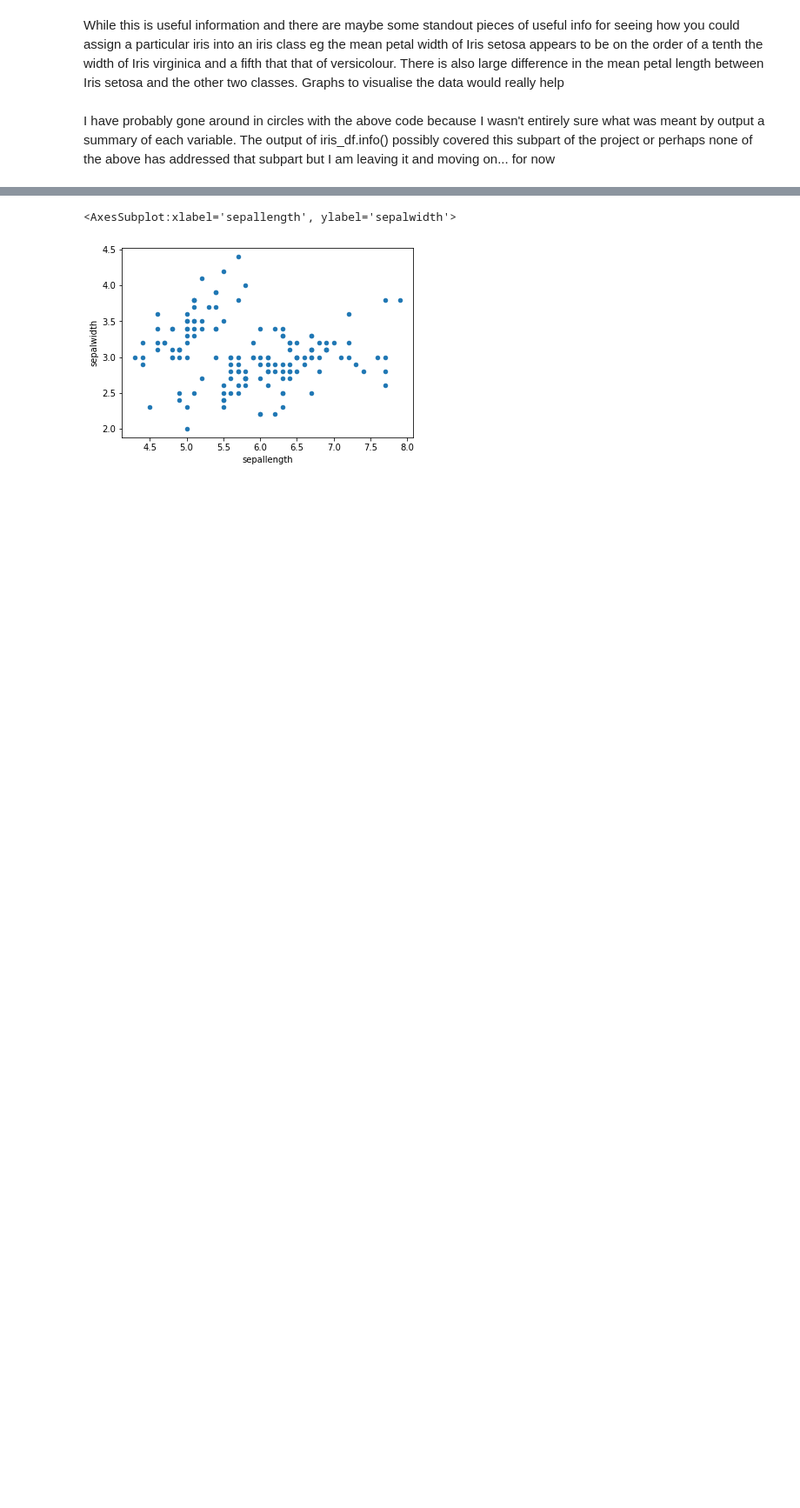
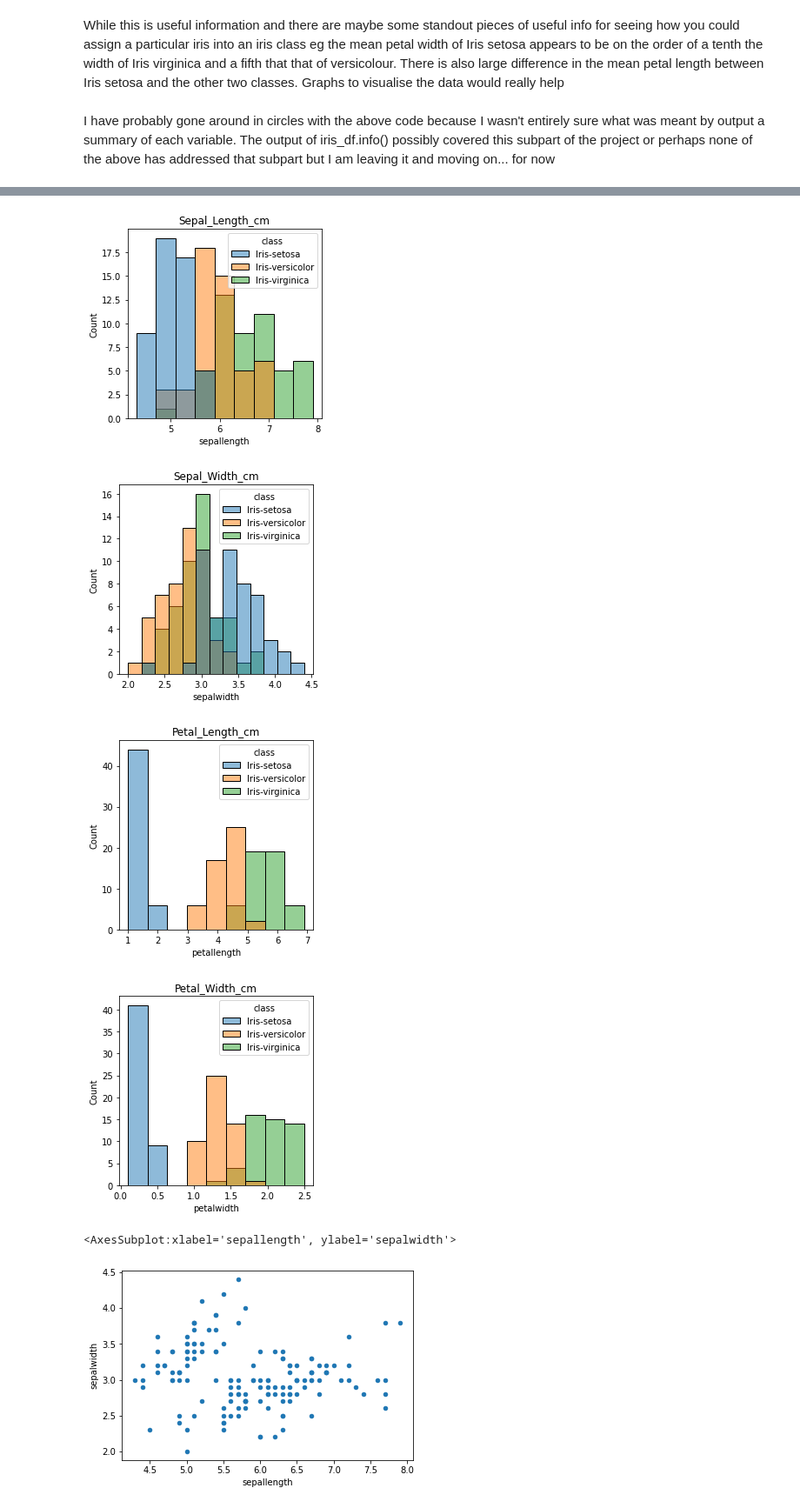
Before and after one commit to BridK02/pands-project, a Jupyter notebook: iris_jupyter.ipynb, the cells around one changed output, grey strips where cells are left out. Shown: that part at 87% size. Saved outputs shown, nothing was run; the diff lists cells and outputs as text; code cells hidden in the pictures; blank space fills up the shorter version.

Commit message:
more histogram

```diff
--- a/iris_jupyter.ipynb
+++ b/iris_jupyter.ipynb
@@ -311,3 +322,29 @@ plt.savefig('Figure 1d scatterplotpetallength.png')
+# %%
+fig, ax = plt.subplots(figsize=(4, 4))
+sns.histplot(data=iris_df, x='sepallength', hue='class')
+ax.set_title('Sepal_Length_cm')
+plt.savefig('Figure 1a.1 histogramsepallength.png')
+
+
+fig, ax = plt.subplots(figsize=(4, 4))
+sns.histplot(data=iris_df, x='sepalwidth', hue='class')
+ax.set_title('Sepal_Width_cm')
+plt.savefig('Figure 1b.1 histogramsepallwidth.png')
+
+fig, ax = plt.subplots(figsize=(4, 4))
+sns.histplot(data=iris_df, x='petallength', hue='class')
+ax.set_title('Petal_Length_cm')
+plt.savefig('Figure 1c.1 histogrampetallength.png')
+
+fig, ax = plt.subplots(figsize=(4, 4))
+sns.histplot(data=iris_df, x='petalwidth', hue='class')
+ax.set_title('Petal_Width_cm')
+plt.savefig('Figure 1d.1 histogrampetalwidth.png')
+# %% [output]
+[figure, added]
+[figure, added]
+[figure, added]
+[figure, added]
 # %%
 iris_df.plot(kind ='scatter', x ='sepallength', y ='sepalwidth')
 # %% [output]
```
Also changed, not shown: parts of 18 cells of this notebook, 9 other files.
